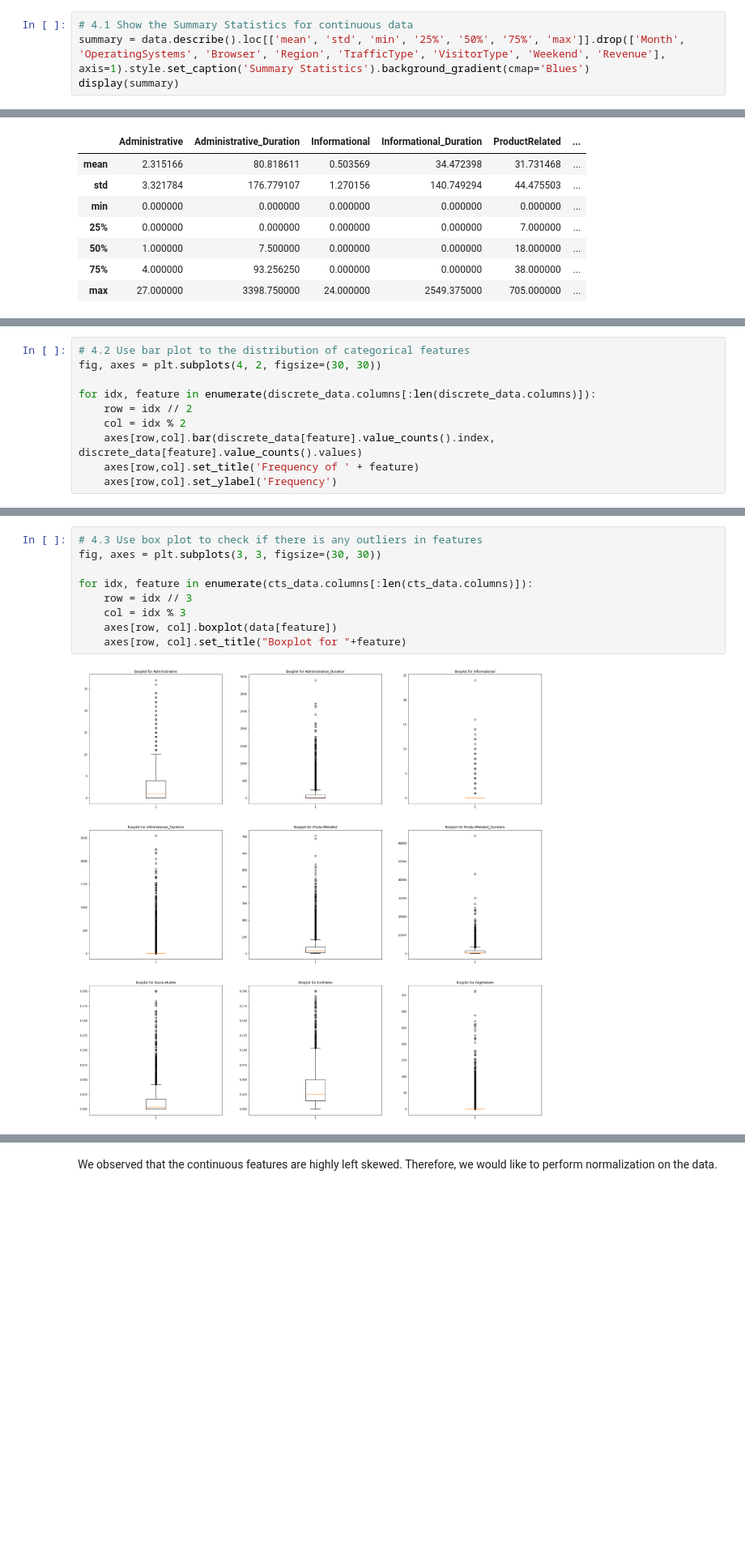
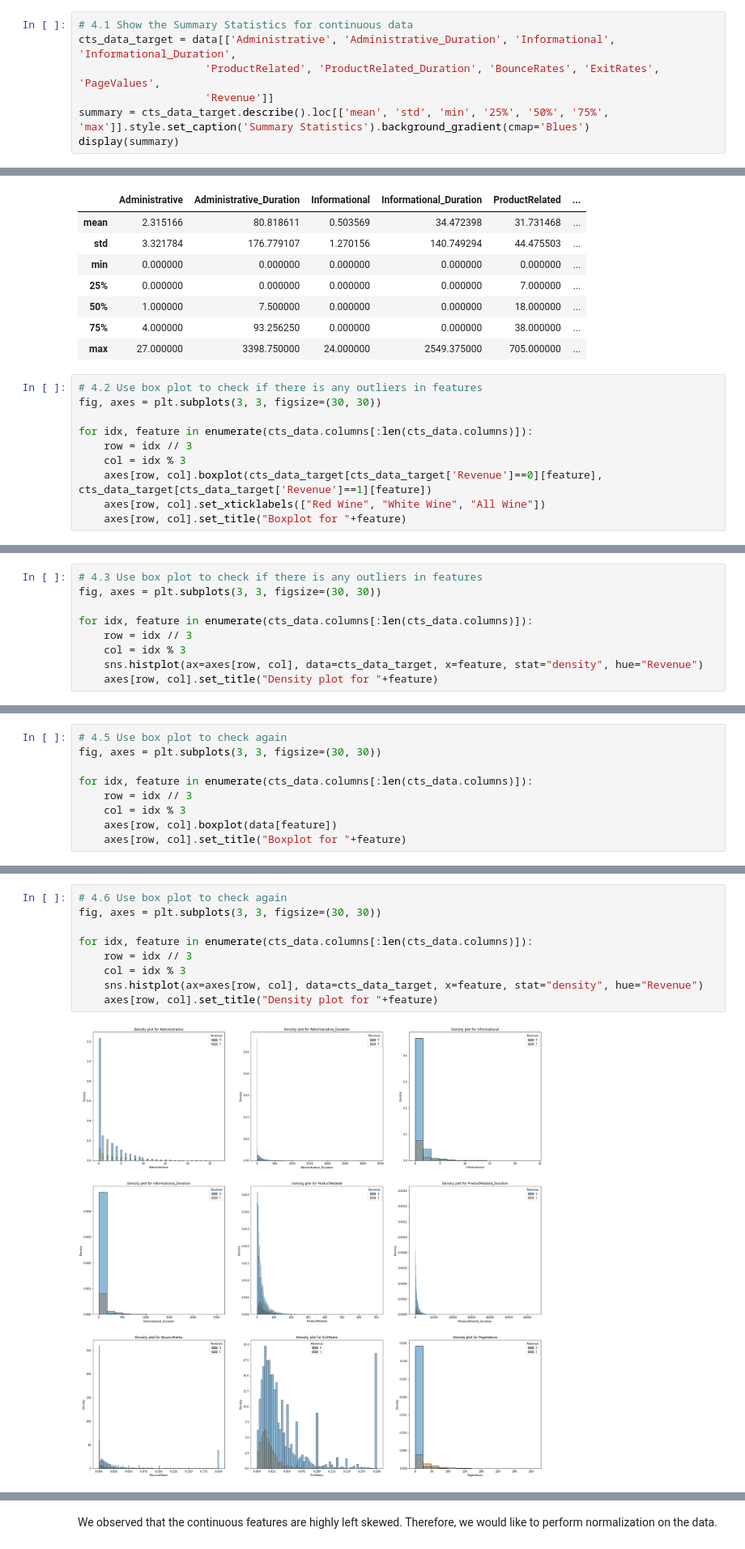
Before and after one commit to hea0516/shopping_intention_classification, a Jupyter notebook: src/data_preprocessing.ipynb, the cells around one changed output, grey strips where cells are left out. Shown at 81% size. Saved outputs shown, nothing was run; the diff lists cells and outputs as text; blank space fills up the shorter version.

Commit message:
Preprocessed data and its output

```diff
--- a/src/data_preprocessing.ipynb
+++ b/src/data_preprocessing.ipynb
@@ -120,6 +164,9 @@ target = data['Revenue']
 # %%
 # 4.1 Show the Summary Statistics for continuous data
-summary = data.describe().loc[['mean', 'std', 'min', '25%', '50%', '75%', 'max']].drop(['Month', 'OperatingSystems', 'Browser', 'Region', 'TrafficType', 'VisitorType', 'Weekend', 'Revenue'], axis=1).style.set_caption('Summary Statistics').background_gradient(cmap='Blues')
+cts_data_target = data[['Administrative', 'Administrative_Duration', 'Informational', 'Informational_Duration',
+                    'ProductRelated', 'ProductRelated_Duration', 'BounceRates', 'ExitRates', 'PageValues',
+                    'Revenue']]
+summary = cts_data_target.describe().loc[['mean', 'std', 'min', '25%', '50%', '75%', 'max']].style.set_caption('Summary Statistics').background_gradient(cmap='Blues')
 display(summary)
 # %% [output]
 Summary Statistics
@@ -131,3 +178,13 @@ Summary Statistics
 | 50% | 1.000000 | 7.500000 | 0.000000 | 0.000000 | 18.000000 | ... |
 | 75% | 4.000000 | 93.256250 | 0.000000 | 0.000000 | 38.000000 | ... |
 | max | 27.000000 | 3398.750000 | 24.000000 | 2549.375000 | 705.000000 | ... |
+# %%
+# 4.2 Use box plot to check if there is any outliers in features
+fig, axes = plt.subplots(3, 3, figsize=(30, 30))
+
+for idx, feature in enumerate(cts_data.columns[:len(cts_data.columns)]):
+    row = idx // 3
+    col = idx % 3
+    axes[row, col].boxplot(cts_data_target[cts_data_target['Revenue']==0][feature], cts_data_target[cts_data_target['Revenue']==1][feature])
+    axes[row, col].set_xticklabels(["Red Wine", "White Wine", "All Wine"])
+    axes[row, col].set_title("Boxplot for "+feature)
@@ -133,0 +193,9 @@ Summary Statistics
+# %%
+# 4.3 Use box plot to check if there is any outliers in features
+fig, axes = plt.subplots(3, 3, figsize=(30, 30))
+
+for idx, feature in enumerate(cts_data.columns[:len(cts_data.columns)]):
+    row = idx // 3
+    col = idx % 3
+    sns.histplot(ax=axes[row, col], data=cts_data_target, x=feature, stat="density", hue="Revenue")
+    axes[row, col].set_title("Density plot for "+feature)
@@ -134,11 +229,10 @@ Summary Statistics
 # %%
-# 4.2 Use bar plot to the distribution of categorical features
-fig, axes = plt.subplots(4, 2, figsize=(30, 30))
+# 4.5 Use box plot to check again
+fig, axes = plt.subplots(3, 3, figsize=(30, 30))
 
-for idx, feature in enumerate(discrete_data.columns[:len(discrete_data.columns)]):
-    row = idx // 2
-    col = idx % 2
-    axes[row,col].bar(discrete_data[feature].value_counts().index, discrete_data[feature].value_counts().values)
-    axes[row,col].set_title('Frequency of ' + feature)
-    axes[row,col].set_ylabel('Frequency')
+for idx, feature in enumerate(cts_data.columns[:len(cts_data.columns)]):
+    row = idx // 3
+    col = idx % 3
+    axes[row, col].boxplot(data[feature])
+    axes[row, col].set_title("Boxplot for "+feature)
 # %% [output]
@@ -146,11 +240,11 @@ for idx, feature in enumerate(discrete_data.columns[:len(discrete_data.columns)]
 # %%
-# 4.3 Use box plot to check if there is any outliers in features
+# 4.6 Use box plot to check again
 fig, axes = plt.subplots(3, 3, figsize=(30, 30))
 
 for idx, feature in enumerate(cts_data.columns[:len(cts_data.columns)]):
     row = idx // 3
     col = idx % 3
-    axes[row, col].boxplot(data[feature])
-    axes[row, col].set_title("Boxplot for "+feature)
+    sns.histplot(ax=axes[row, col], data=cts_data_target, x=feature, stat="density", hue="Revenue")
+    axes[row, col].set_title("Density plot for "+feature)
 # %% [output]
-[figure, old version]
+[figure, new version]
```
Also changed, not shown: parts of 22 cells of this notebook, 1 other file.
